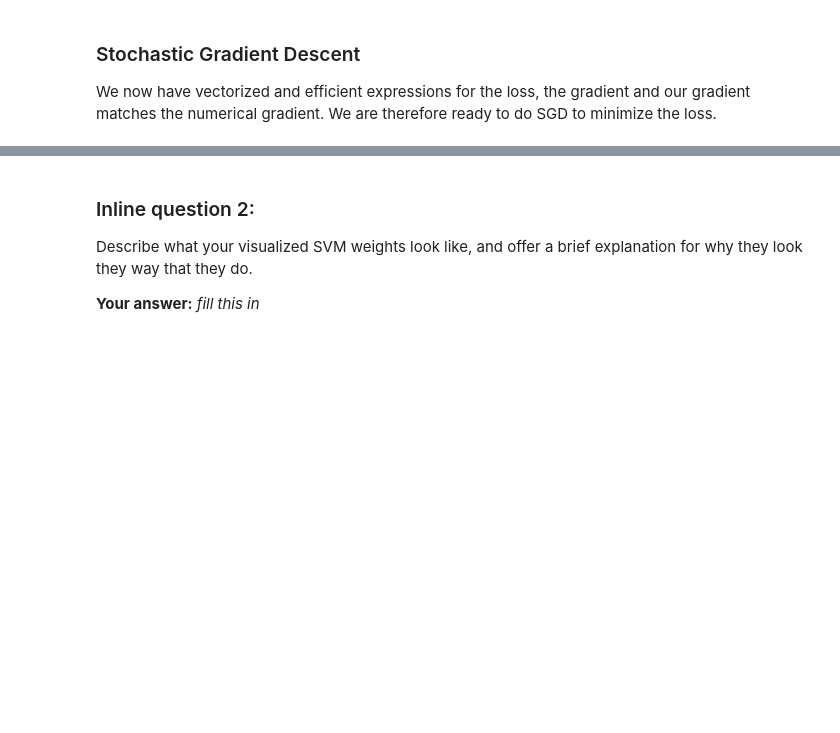
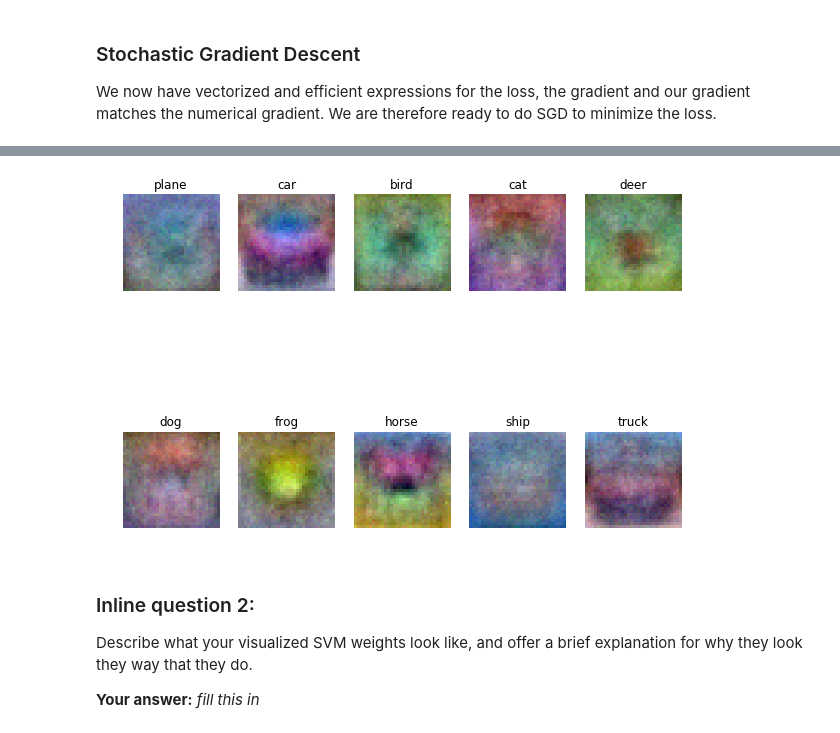
Before and after one commit to esvhd/cs231n, a Jupyter notebook: assignment1/svm.ipynb, the cells around one changed output, grey strips where cells are left out. Drawn from its saved outputs; the diff is of its cells as text; code cells hidden in the pictures; blank space fills up the shorter version.

```diff
--- a/assignment1/svm.ipynb
+++ b/assignment1/svm.ipynb
@@ -365,19 +536,21 @@ print('linear SVM on raw pixels final test set accuracy: %f' % test_accuracy)
 # %%
 # Visualize the learned weights for each class.
 # Depending on your choice of learning rate and regularization strength, these may
 # or may not be nice to look at.
 w = best_svm.W[:-1,:] # strip out the bias
 w = w.reshape(32, 32, 3, 10)
 w_min, w_max = np.min(w), np.max(w)
 classes = ['plane', 'car', 'bird', 'cat', 'deer', 'dog', 'frog', 'horse', 'ship', 'truck']
-for i in xrange(10):
+for i in range(10):
   plt.subplot(2, 5, i + 1)
 
   # Rescale the weights to be between 0 and 255
   wimg = 255.0 * (w[:, :, :, i].squeeze() - w_min) / (w_max - w_min)
   plt.imshow(wimg.astype('uint8'))
   plt.axis('off')
   plt.title(classes[i])
+# %% [output]
+[figure, added]
 # %% [markdown]
 ### Inline question 2:
 Describe what your visualized SVM weights look like, and offer a brief explanation for why they look they way that they do.
```
Also changed, not shown: parts of 14 cells of this notebook, 2 other files.
